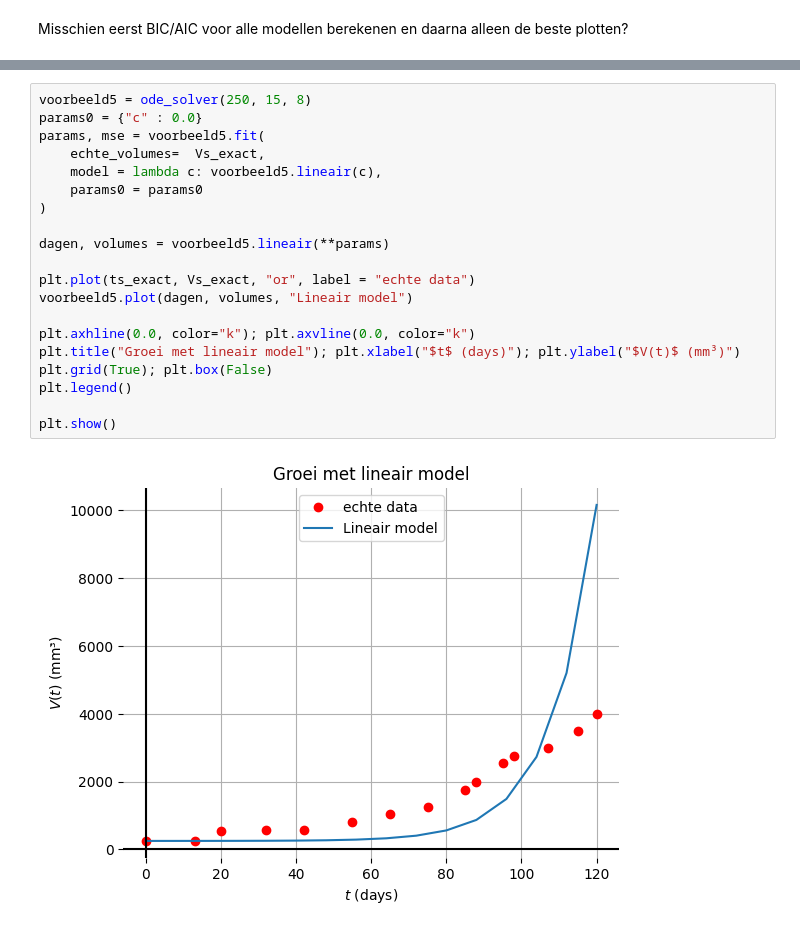
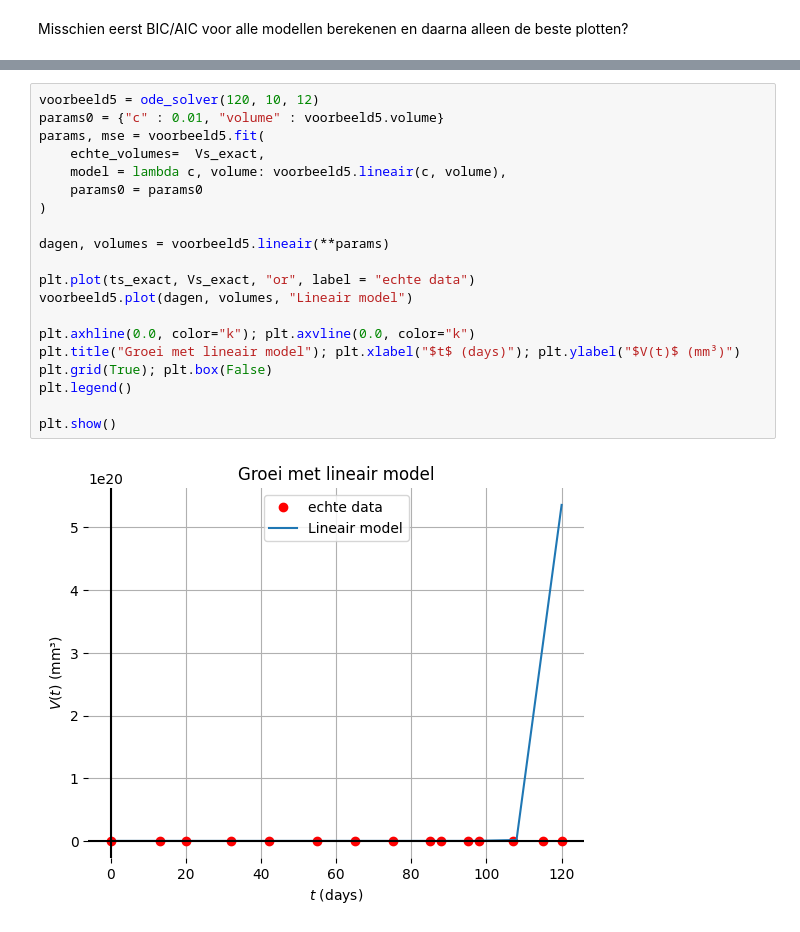
Before and after one commit to MirteDraaijer/ODEs, a Jupyter notebook: ode_demo.ipynb, the cells around one changed output, grey strips where cells are left out. Saved outputs shown, nothing was run; the diff lists cells and outputs as text.

Commit message:
runge kutta gebruikt als solver, fit methode doet nu ook volume

```diff
--- a/ode_demo.ipynb
+++ b/ode_demo.ipynb
@@ -419,24 +419,24 @@ plt.show()
 # %%
-voorbeeld5 = ode_solver(250, 15, 8)
-params0 = {"c" : 0.0}
+voorbeeld5 = ode_solver(120, 10, 12)
+params0 = {"c" : 0.01, "volume" : voorbeeld5.volume}
 params, mse = voorbeeld5.fit(
     echte_volumes=  Vs_exact,
-    model = lambda c: voorbeeld5.lineair(c),
+    model = lambda c, volume: voorbeeld5.lineair(c, volume),
     params0 = params0
 )
 
 dagen, volumes = voorbeeld5.lineair(**params)
 
 plt.plot(ts_exact, Vs_exact, "or", label = "echte data")
 voorbeeld5.plot(dagen, volumes, "Lineair model")
 
 plt.axhline(0.0, color="k"); plt.axvline(0.0, color="k")
 plt.title("Groei met lineair model"); plt.xlabel("$t$ (days)"); plt.ylabel("$V(t)$ (mm³)")
 plt.grid(True); plt.box(False)
 plt.legend()
 
 plt.show()
 # %% [output]
-[figure, old version]
+[figure, new version]
 # %%
 voorbeeld6 = ode_solver(250, 15, 8)
```
Also changed, not shown: parts of 18 cells of this notebook, 1 other file.
